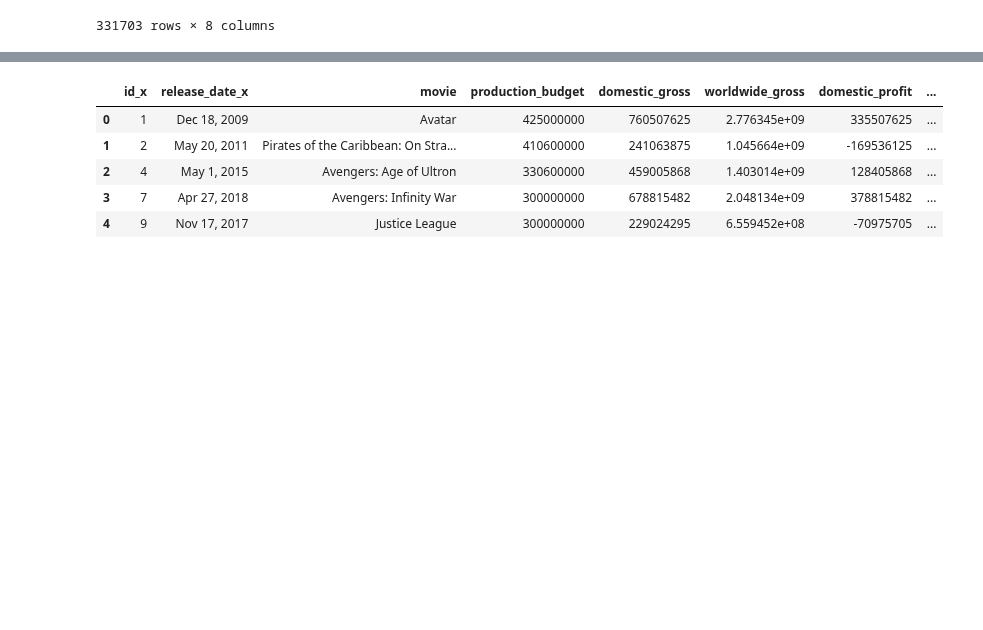
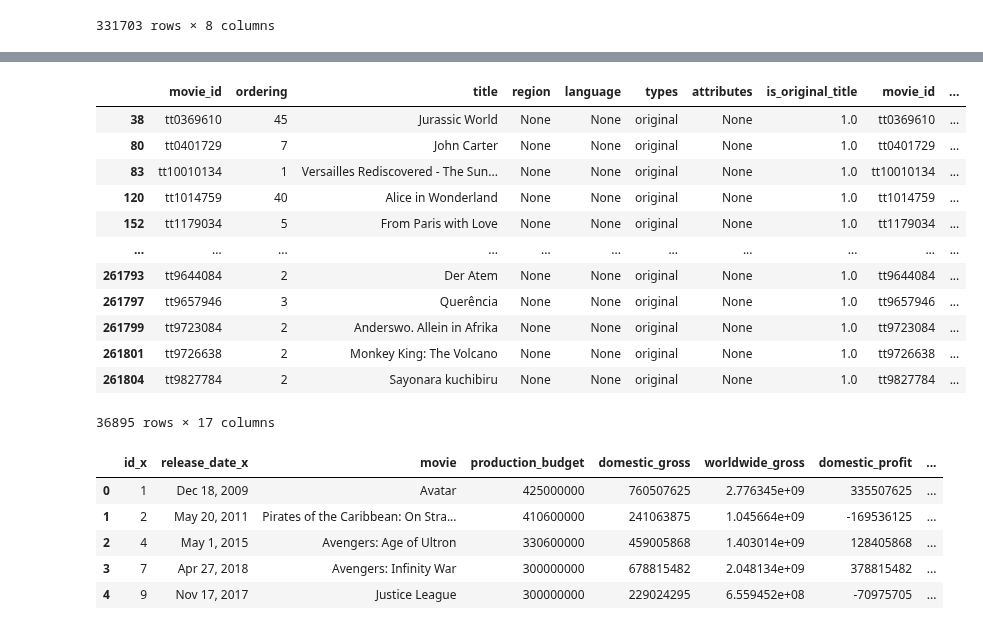
Before and after one commit to mahanabba/Pod_3_Capstone, a Jupyter notebook: mahans_notebook.ipynb, the cells around one changed output, grey strips where cells are left out. Saved outputs shown, nothing was run; the diff lists cells and outputs as text; code cells hidden in the pictures; blank space fills up the shorter version.

```diff
--- a/mahans_notebook.ipynb
+++ b/mahans_notebook.ipynb
@@ -89,3 +120,27 @@ pd.read_sql("select * from movie_akas", con=conn)
+# %%
+movie_all = pd.read_sql("""
+select * from movie_akas
+join movie_ratings
+on movie_akas.movie_id = movie_ratings.movie_id
+join movie_basics
+on movie_akas.movie_id = movie_basics.movie_id
+""", con=conn)
+movie_all = movie_all[movie_all['is_original_title'] == 1]
+movie_all
+# %% [output]
+|  | movie_id | ordering | title | region | language | types | attributes | is_original_title | movie_id | ... |
+| 38 | tt0369610 | 45 | Jurassic World | None | None | original | None | 1.0 | tt0369610 | ... |
+| 80 | tt0401729 | 7 | John Carter | None | None | original | None | 1.0 | tt0401729 | ... |
+| 83 | tt10010134 | 1 | Versailles Rediscovered - The Sun... | None | None | original | None | 1.0 | tt10010134 | ... |
+| 120 | tt1014759 | 40 | Alice in Wonderland | None | None | original | None | 1.0 | tt1014759 | ... |
+| 152 | tt1179034 | 5 | From Paris with Love | None | None | original | None | 1.0 | tt1179034 | ... |
+| ... | ... | ... | ... | ... | ... | ... | ... | ... | ... | ... |
+| 261793 | tt9644084 | 2 | Der Atem | None | None | original | None | 1.0 | tt9644084 | ... |
+| 261797 | tt9657946 | 3 | Querência | None | None | original | None | 1.0 | tt9657946 | ... |
+| 261799 | tt9723084 | 2 | Anderswo. Allein in Afrika | None | None | original | None | 1.0 | tt9723084 | ... |
+| 261801 | tt9726638 | 2 | Monkey King: The Volcano | None | None | original | None | 1.0 | tt9726638 | ... |
+| 261804 | tt9827784 | 2 | Sayonara kuchibiru | None | None | original | None | 1.0 | tt9827784 | ... |
+36895 rows × 17 columns
 # %%
 
 tnDF["production_budget"] = tnDF["production_budget"].str.replace("$", "")
```
Also changed, not shown: parts of 12 cells of this notebook.
